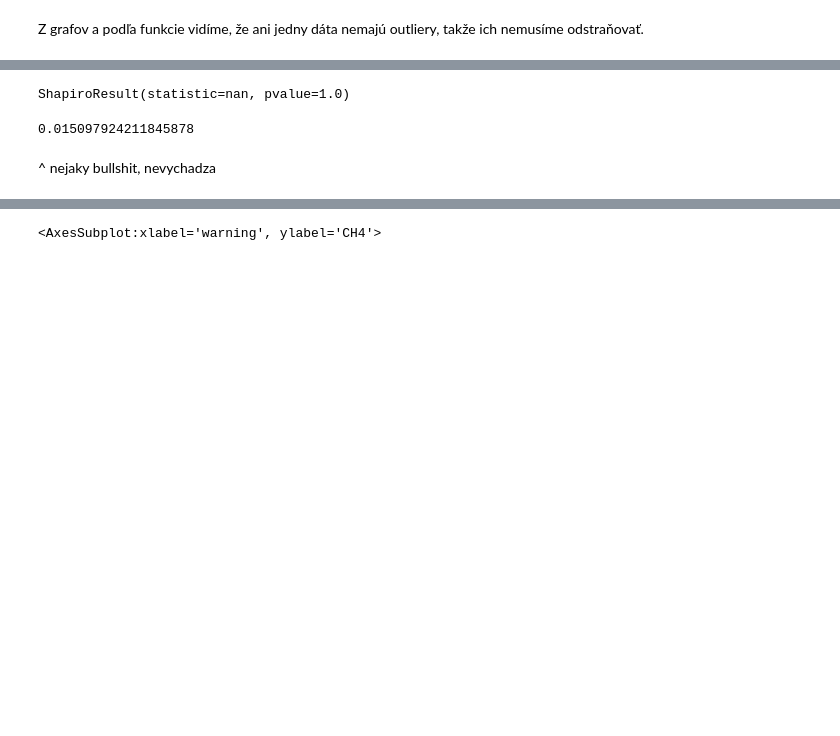
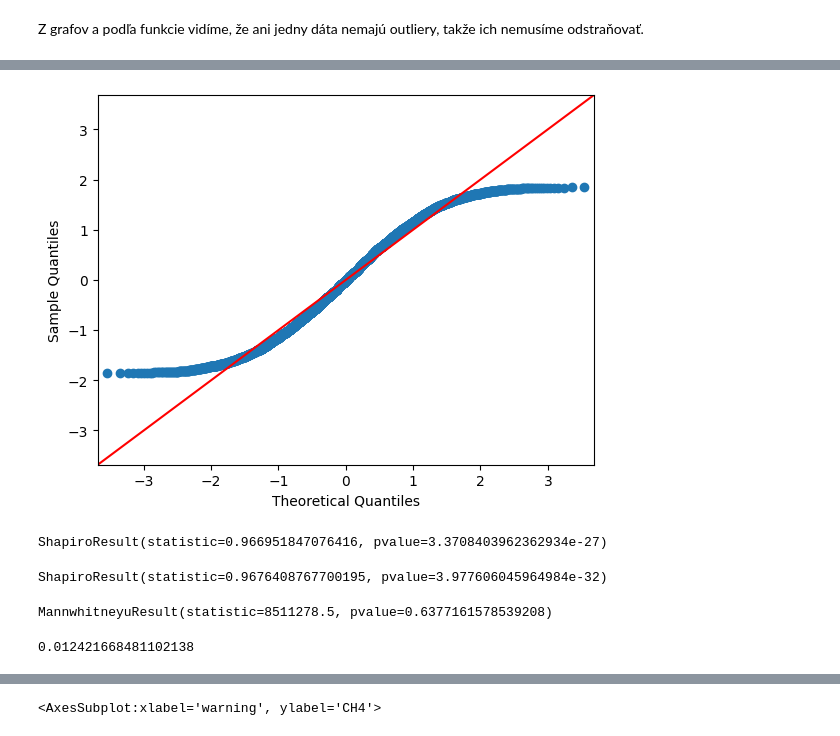
Before and after one commit to Marraff/inteligent-data-analysis, a Jupyter notebook: 1-faza-projekt-IAU.ipynb, the cells around one changed output, grey strips where cells are left out. Saved outputs shown, nothing was run; the diff lists cells and outputs as text; code cells hidden in the pictures; blank space fills up the shorter version.

```diff
--- a/1-faza-projekt-IAU.ipynb
+++ b/1-faza-projekt-IAU.ipynb
@@ -696,8 +652,8 @@ unpolluted
 12074    8.58298
 Name: CO, Length: 4853, dtype: float64
 # %%
-polluted = measurements[measurements["warning"] == 1].CO
-polluted
+polluted_CO = measurements[measurements["warning"] == 1].CO
+polluted_CO
 # %% [output]
 1        6.95474
 2        7.47366
@@ -743,15 +713,25 @@ ValueError: The data contains non-finite values.
+# %%
+_ = sm.ProbPlot(polluted_CO, fit=True).qqplot(line='45')
+# %% [output]
+[figure, added]
 # %%
-stats.shapiro(unpolluted)
+stats.shapiro(unpolluted_CO)
 # %% [output]
-ShapiroResult(statistic=nan, pvalue=1.0)
+ShapiroResult(statistic=0.966951847076416, pvalue=3.3708403962362934e-27)
+# %%
+stats.shapiro(polluted_CO)
+# %% [output]
+ShapiroResult(statistic=0.9676408767700195, pvalue=3.977606045964984e-32)
+# %%
+stats.mannwhitneyu(unpolluted_CO, polluted_CO)
+# %% [output]
+MannwhitneyuResult(statistic=8511278.5, pvalue=0.6377161578539208)
 # %%
 def cohen_d(x1, x2):
     nx1 = len(x1)
     nx2 = len(x2)
     s = np.sqrt(((nx1-1) * np.std(x1, ddof=1)**2 + (nx2-1) * np.std(x2, ddof=1)**2) / (nx1 + nx2 - 2))
     return (np.abs(np.mean(x1) - np.mean(x2))) / s
-cohen_d(unpolluted, polluted)
+cohen_d(unpolluted_CO, polluted_CO)
 # %% [output]
-0.015097924211845878
+0.012421668481102138
-# %% [markdown]
-^ nejaky bullshit, nevychadza
```
Also changed, not shown: parts of 13 cells of this notebook.
